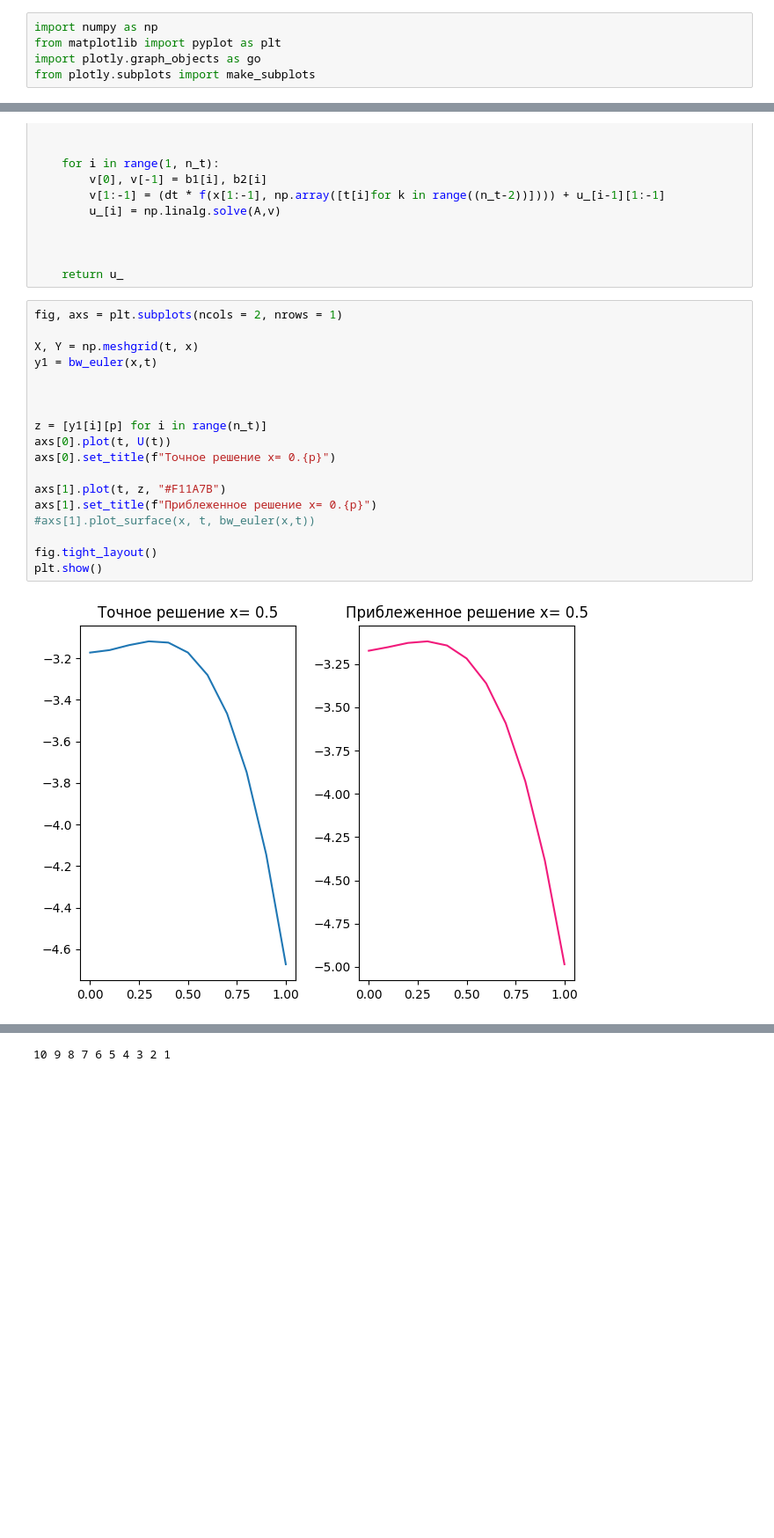
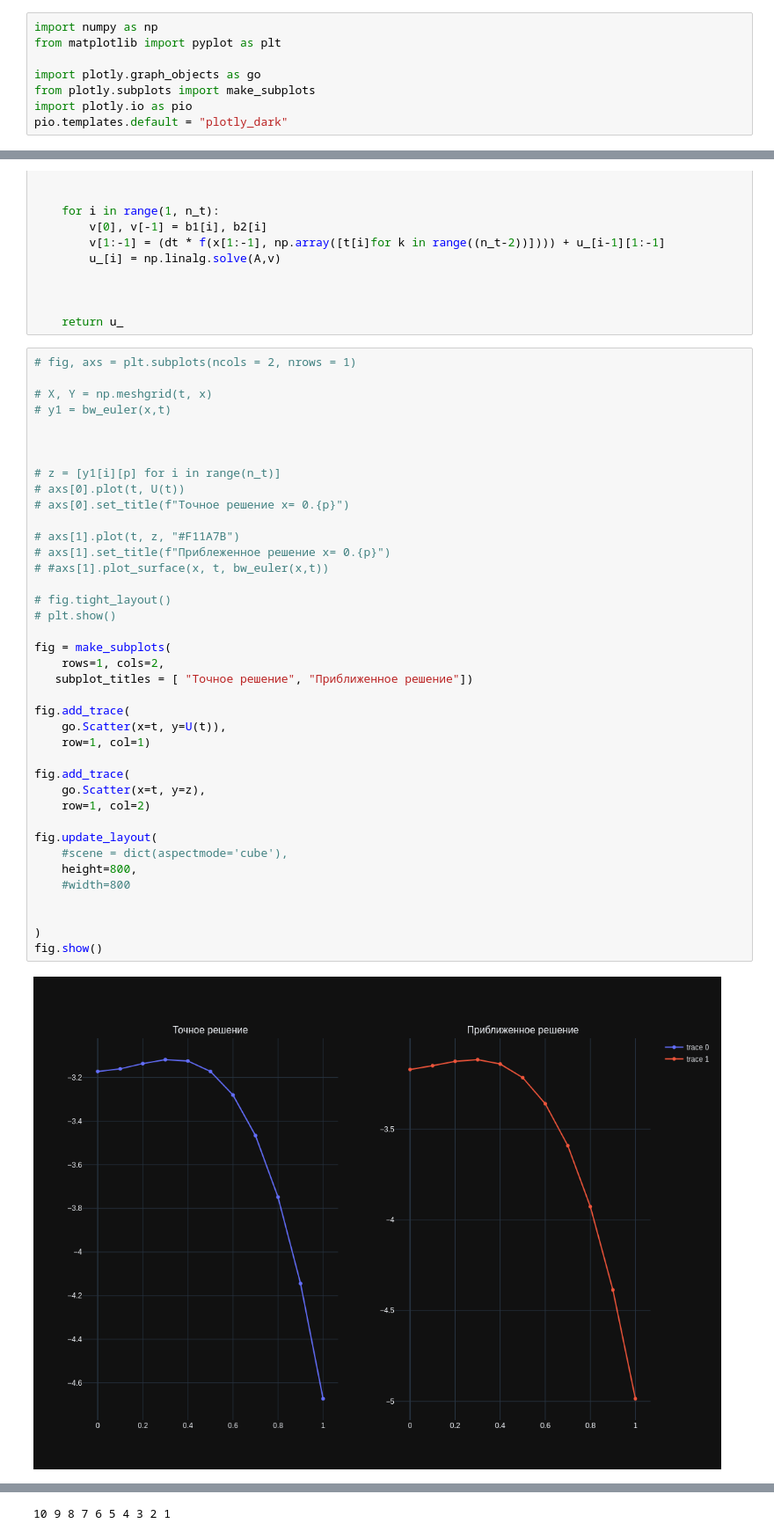
Before and after one commit to VeryBaDWerewolf/numerical-labs, a Jupyter notebook: Task1.ipynb, the cells around one changed output, grey strips where cells are left out. Shown at 88% size. Saved outputs shown, nothing was run; the diff lists cells and outputs as text; blank space fills up the shorter version.

Commit message:
matplotlib graphs removed

```diff
--- a/Task1.ipynb
+++ b/Task1.ipynb
@@ -1,8 +1,11 @@
 # %%
 import numpy as np
 from matplotlib import pyplot as plt
+
 import plotly.graph_objects as go
 from plotly.subplots import make_subplots
+import plotly.io as pio
+pio.templates.default = "plotly_dark"
 # %%
 t = np.linspace(0, 1, 11)
 x = np.linspace(0, 1, 11)
@@ -50,22 +53,43 @@ def bw_euler(x, t, a = 0.024):
 
     return u_
 # %%
-fig, axs = plt.subplots(ncols = 2, nrows = 1)
+# fig, axs = plt.subplots(ncols = 2, nrows = 1)
 
-X, Y = np.meshgrid(t, x)
-y1 = bw_euler(x,t)
+# X, Y = np.meshgrid(t, x)
+# y1 = bw_euler(x,t)
 
 
 
-z = [y1[i][p] for i in range(n_t)]
-axs[0].plot(t, U(t))
-axs[0].set_title(f"Точное решение x= 0.{p}")
+# z = [y1[i][p] for i in range(n_t)]
+# axs[0].plot(t, U(t))
+# axs[0].set_title(f"Точное решение x= 0.{p}")
 
-axs[1].plot(t, z, "#F11A7B")
-axs[1].set_title(f"Приблеженное решение x= 0.{p}")
-#axs[1].plot_surface(x, t, bw_euler(x,t))
+# axs[1].plot(t, z, "#F11A7B")
+# axs[1].set_title(f"Приблеженное решение x= 0.{p}")
+# #axs[1].plot_surface(x, t, bw_euler(x,t))
 
-fig.tight_layout()
-plt.show()
+# fig.tight_layout()
+# plt.show()
+
+fig = make_subplots(
+    rows=1, cols=2,
+   subplot_titles = [ "Точное решение", "Приближенное решение"])
+
+fig.add_trace(
+    go.Scatter(x=t, y=U(t)),
+    row=1, col=1)
+
+fig.add_trace(
+    go.Scatter(x=t, y=z),
+    row=1, col=2)
+
+fig.update_layout(
+    #scene = dict(aspectmode='cube'),
+    height=800,
+    #width=800
+
+
+)
+fig.show()
 # %% [output]
-[figure, old version]
+[figure, new version]
```
Also changed, not shown: parts of 3 cells of this notebook.
